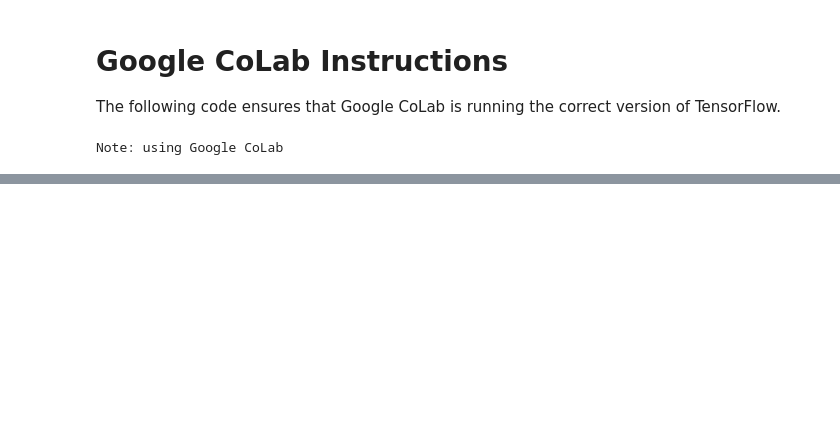
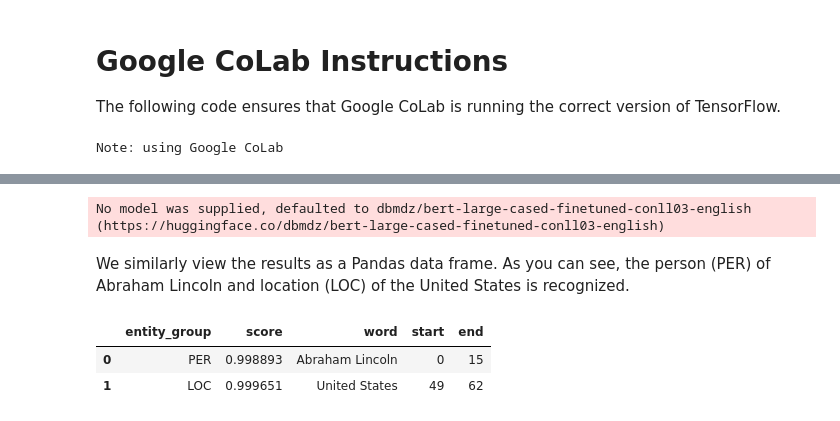
Before and after one commit to jeffheaton/app_deep_learning, a Jupyter notebook: t81_558_class_11_1_huggingface.ipynb, the cells around one changed output, grey strips where cells are left out. Drawn from its saved outputs; the diff is of its cells as text; code cells hidden in the pictures; blank space fills up the shorter version.

```diff
--- a/t81_558_class_11_1_huggingface.ipynb
+++ b/t81_558_class_11_1_huggingface.ipynb
@@ -35,0 +116,16 @@ This information is coming soon!
+# %%
+# HIDE OUTPUT
+text2 = "Abraham Lincoln was a president who lived in the United States."
+
+tagger = pipeline("ner", aggregation_strategy="simple")
+# %% [output]
+No model was supplied, defaulted to dbmdz/bert-large-cased-finetuned-conll03-english (https://huggingface.co/dbmdz/bert-large-cased-finetuned-conll03-english)
+# %% [markdown]
+We similarly view the results as a Pandas data frame. As you can see, the person (PER) of Abraham Lincoln and location (LOC) of the United States is recognized.
+# %%
+outputs = tagger(text2)
+pd.DataFrame(outputs)
+# %% [output]
+|  | entity_group | score | word | start | end |
+| 0 | PER | 0.998893 | Abraham Lincoln | 0 | 15 |
+| 1 | LOC | 0.999651 | United States | 49 | 62 |
```
Also changed, not shown: parts of 31 cells of this notebook, 8 other files.
